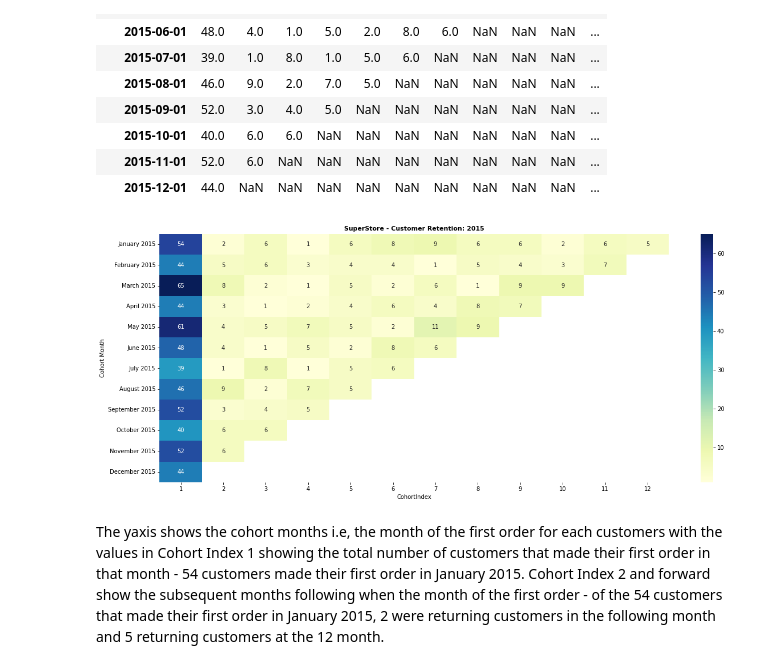
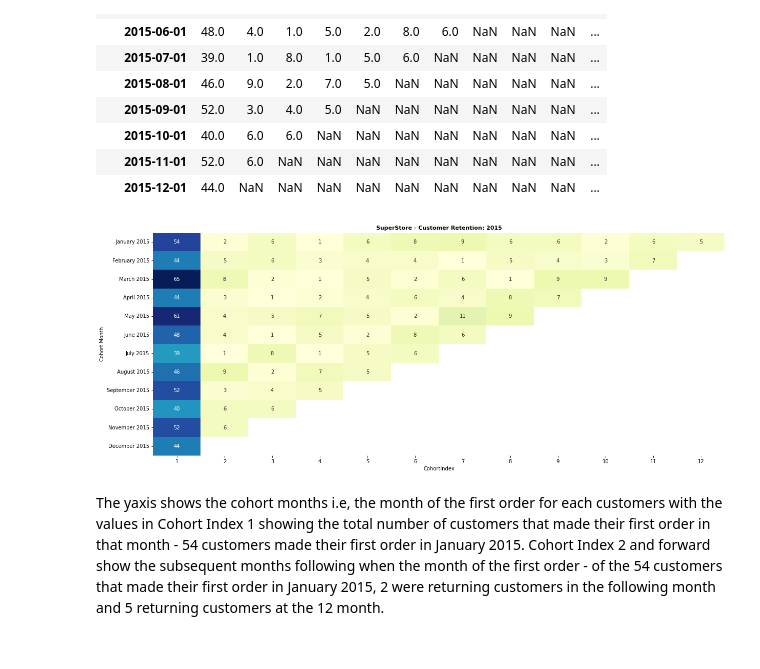
Before and after one commit to WayneNyariroh/customer-retention_cohortAnalysis, a Jupyter notebook: RetentionAnalysis.ipynb, the cells around one changed output. Cells and saved outputs as stored; diff of their text form; code cells hidden in the pictures.

```diff
--- a/RetentionAnalysis.ipynb
+++ b/RetentionAnalysis.ipynb
@@ -308,10 +308,10 @@ cohort_table_2015.index = cohort_table_2015.index.strftime('%B %Y') #to fix the
 # %%
 plt.figure(figsize=(20,8))
 plt.title('SuperStore - Customer Retention: 2015',fontsize=11, fontweight='bold')
-sns.heatmap(cohort_table_2015, annot=True, cmap='YlGnBu')
+sns.heatmap(cohort_table_2015, annot=True, cmap='YlGnBu', cbar=False)
 plt.show()
 # %% [output]
-[figure, old version]
+[figure, new version]
 # %% [markdown]
 The yaxis shows the cohort months i.e, the month of the first order for each customers with the values in Cohort Index 1 showing the total number of customers that made their first order in that month - 54 customers made their first order in January 2015. Cohort Index 2 and forward show the subsequent months following when the month of the first order - of the 54 customers that made their first order in January 2015, 2 were returning customers in the following month and 5 returning customers at the 12 month.
 # %% [markdown]
```
Also changed, not shown: parts of 5 cells of this notebook.
